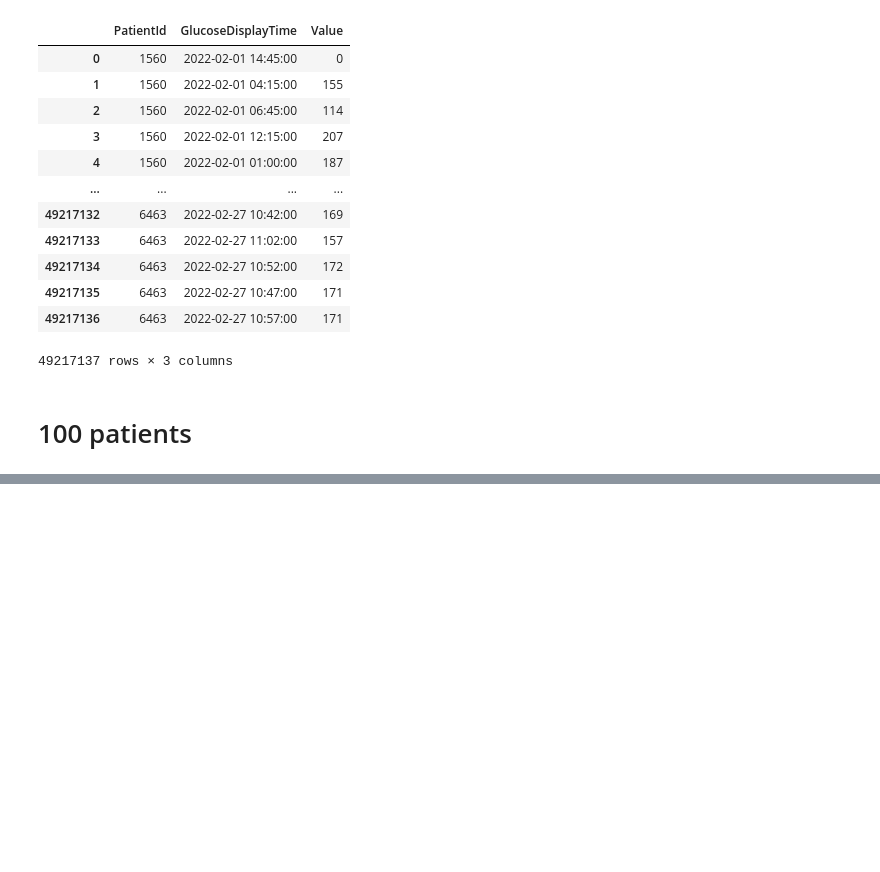
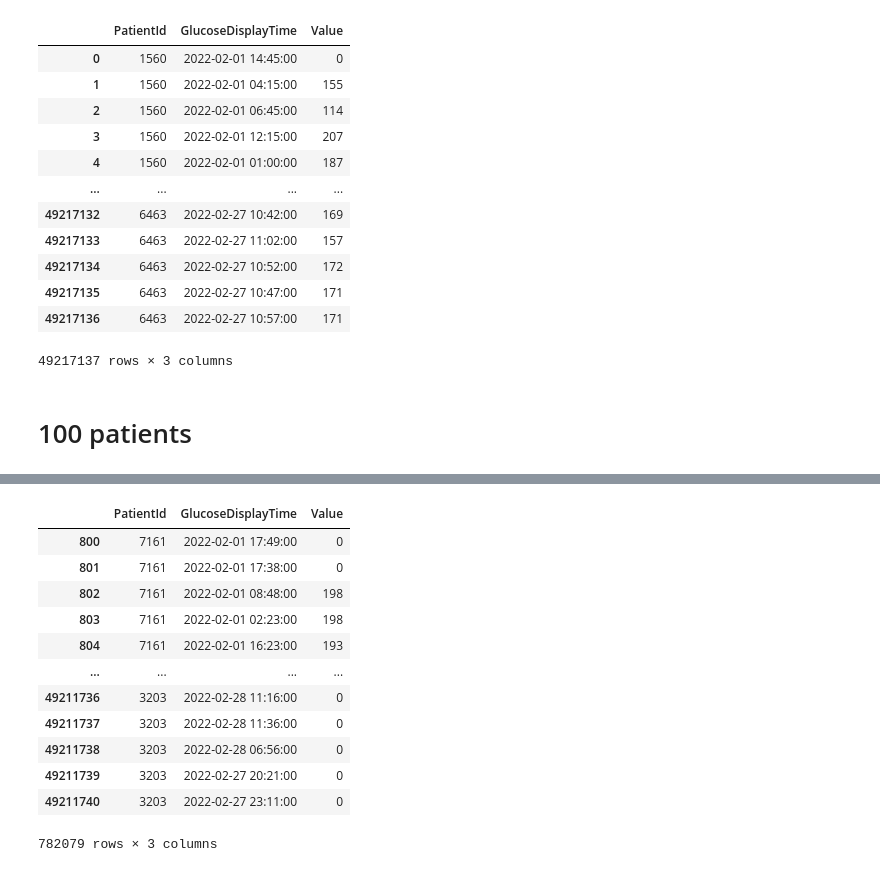
Before and after one commit to karinakanjaria/glucose-data-analysis, a Jupyter notebook: EDA/LeslieEDA2.ipynb, the cells around one changed output, grey strips where cells are left out. Cells and saved outputs as stored; diff of their text form; code cells hidden in the pictures; blank space fills up the shorter version.

```diff
--- a/EDA/LeslieEDA2.ipynb
+++ b/EDA/LeslieEDA2.ipynb
@@ -471,0 +566,17 @@ for i in ageRates:
+# %%
+data = data[data['PatientId'].isin(cohort['intPatientId'].values)]
+data
+# %% [output]
+|  | PatientId | GlucoseDisplayTime | Value |
+| 800 | 7161 | 2022-02-01 17:49:00 | 0 |
+| 801 | 7161 | 2022-02-01 17:38:00 | 0 |
+| 802 | 7161 | 2022-02-01 08:48:00 | 198 |
+| 803 | 7161 | 2022-02-01 02:23:00 | 198 |
+| 804 | 7161 | 2022-02-01 16:23:00 | 193 |
+| ... | ... | ... | ... |
+| 49211736 | 3203 | 2022-02-28 11:16:00 | 0 |
+| 49211737 | 3203 | 2022-02-28 11:36:00 | 0 |
+| 49211738 | 3203 | 2022-02-28 06:56:00 | 0 |
+| 49211739 | 3203 | 2022-02-27 20:21:00 | 0 |
+| 49211740 | 3203 | 2022-02-27 23:11:00 | 0 |
+782079 rows × 3 columns
```
Also changed, not shown: parts of 24 cells of this notebook.
